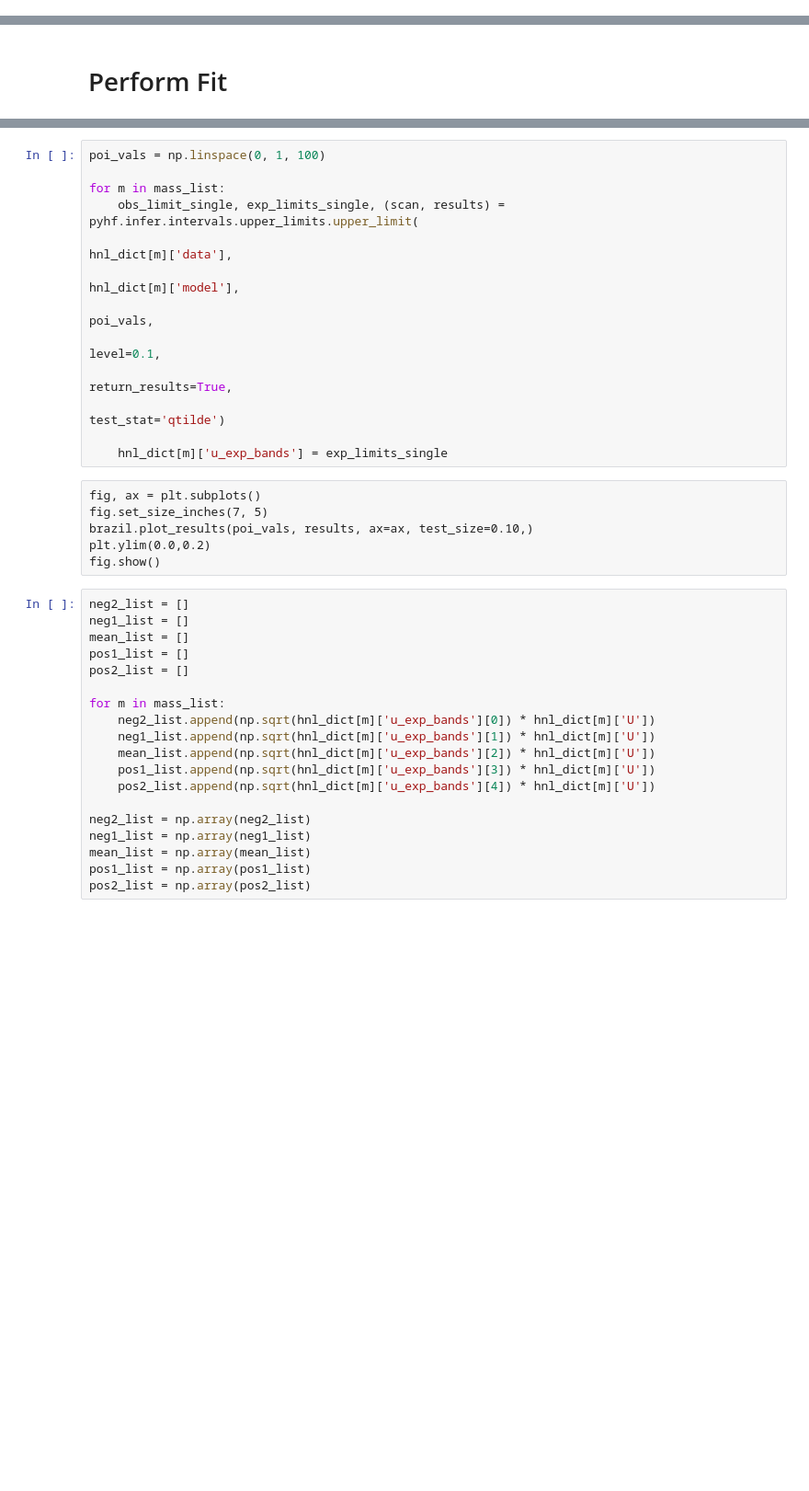
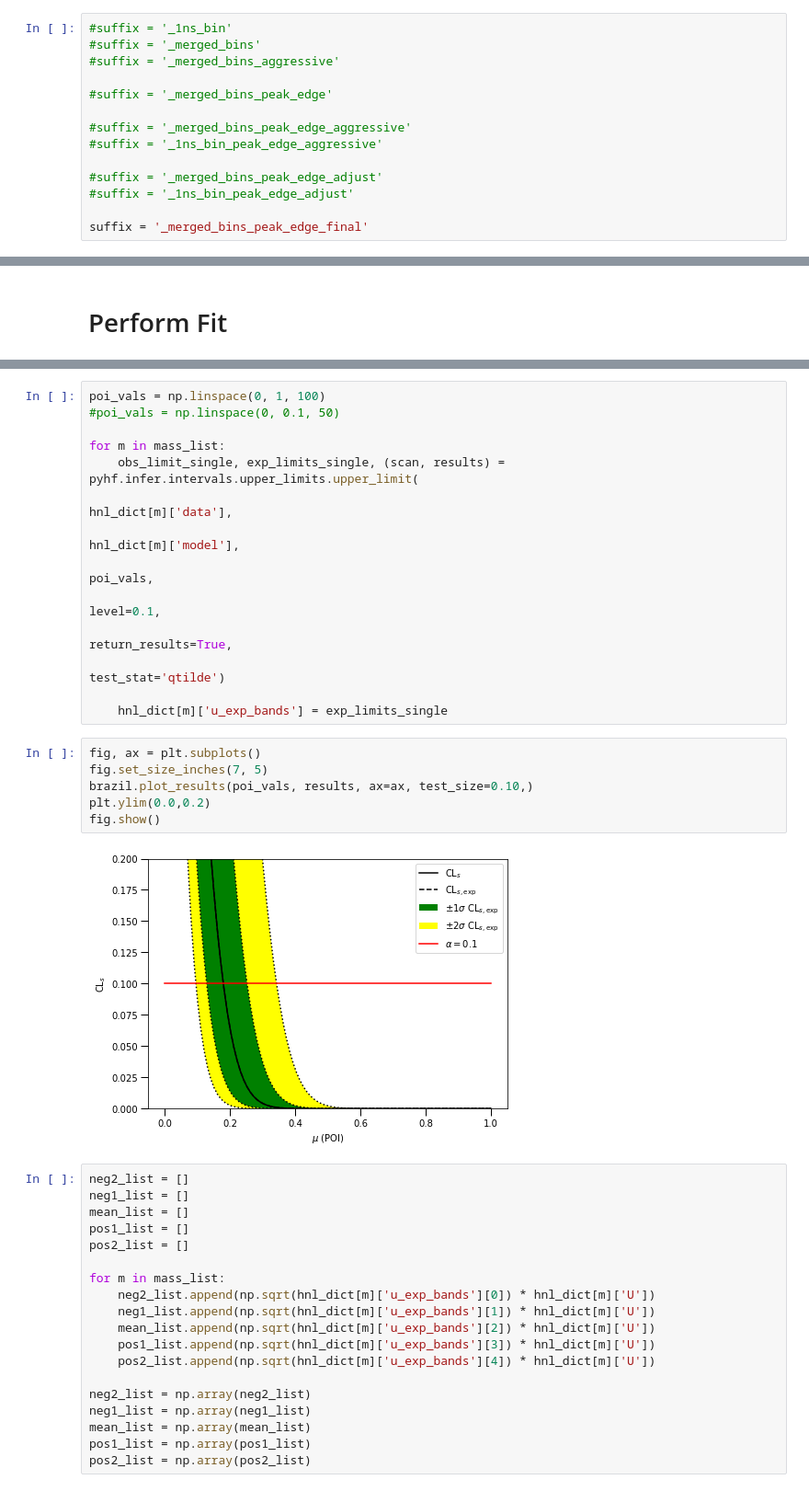
Before and after one commit to VCLanNguyen/HNLPiZero_Selection, a Jupyter notebook: Sensitivity_notebook/Sensitivity_Notebook_v3_April2024.ipynb, the cells around one changed output, grey strips where cells are left out. Shown at 92% size. Cells and saved outputs as stored; diff of their text form; blank space fills up the shorter version.

```diff
--- a/Sensitivity_notebook/Sensitivity_Notebook_v3_April2024.ipynb
+++ b/Sensitivity_notebook/Sensitivity_Notebook_v3_April2024.ipynb
@@ -40,3 +39,17 @@ suffix = '_merged_bins'
+# %%
+#suffix = '_1ns_bin'
+#suffix = '_merged_bins'
+#suffix = '_merged_bins_aggressive'
+
+#suffix = '_merged_bins_peak_edge'
+
+#suffix = '_merged_bins_peak_edge_aggressive'
+#suffix = '_1ns_bin_peak_edge_aggressive'
+
+#suffix = '_merged_bins_peak_edge_adjust'
+#suffix = '_1ns_bin_peak_edge_adjust'
+
+suffix = '_merged_bins_peak_edge_final'
 # %%
 nu_dict = np.load("../pkl_files/v3_April2024/nu_v3_dict"+suffix+".npy",allow_pickle='TRUE').item()
 # %%
@@ -227,5 +288,6 @@ for m in mass_list:
 # %%
 poi_vals = np.linspace(0, 1, 100)
+#poi_vals = np.linspace(0, 0.1, 50)
 
 for m in mass_list:
     obs_limit_single, exp_limits_single, (scan, results) = pyhf.infer.intervals.upper_limits.upper_limit(
@@ -237,12 +299,14 @@ for m in mass_list:
                                                                                         test_stat='qtilde')
 
     hnl_dict[m]['u_exp_bands'] = exp_limits_single
-# %% [raw]
-fig, ax = plt.subplots()
-fig.set_size_inches(7, 5)
-brazil.plot_results(poi_vals, results, ax=ax, test_size=0.10,)
-plt.ylim(0.0,0.2)
-fig.show()
+# %%
+fig, ax = plt.subplots()
+fig.set_size_inches(7, 5)
+brazil.plot_results(poi_vals, results, ax=ax, test_size=0.10,)
+plt.ylim(0.0,0.2)
+fig.show()
+# %% [output]
+[figure, added]
 # %%
 neg2_list = []
 neg1_list = []
```
Also changed, not shown: parts of 8 cells of this notebook, 29 other files.
